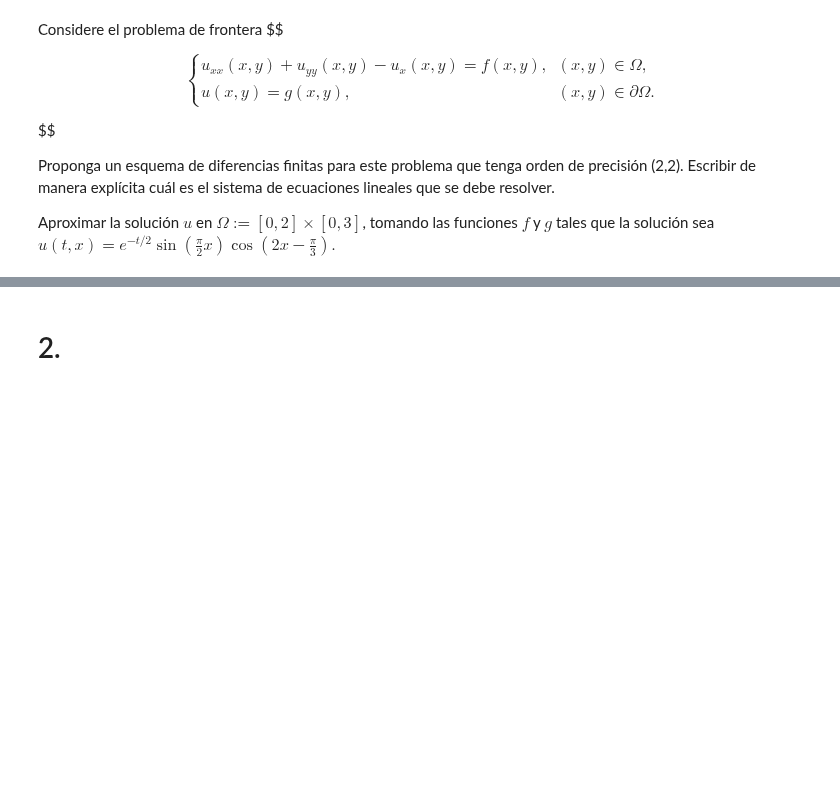
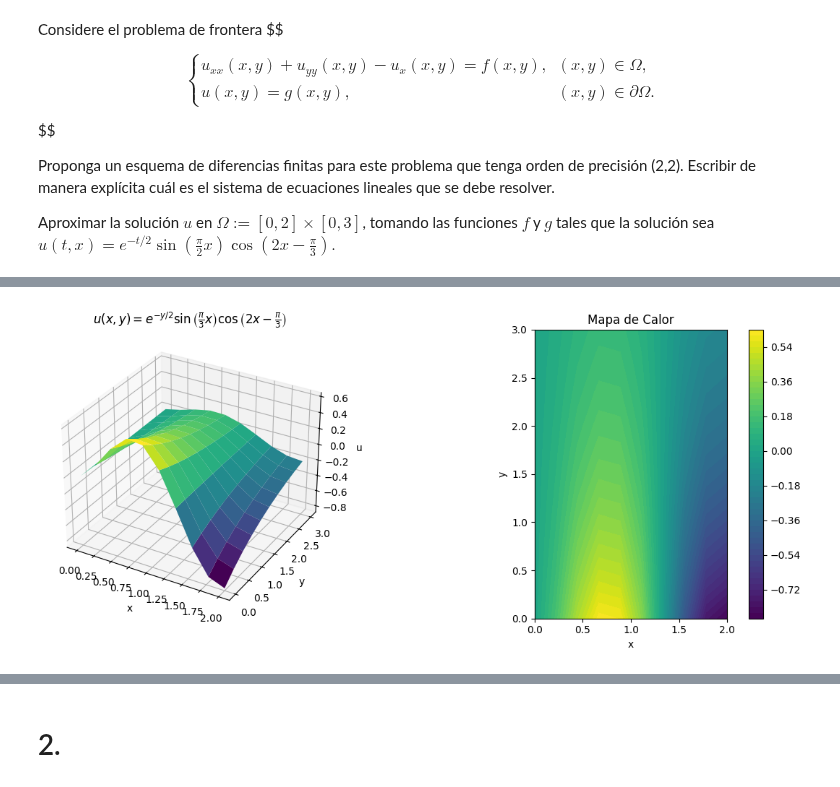
Before and after one commit to SamHuRo/solucion-numerica-de-EDP, a Jupyter notebook: Tareas/Tarea_04/tarea_03-Samuel_Huertas.ipynb, the cells around one changed output, grey strips where cells are left out. Saved outputs shown, nothing was run; the diff lists cells and outputs as text; code cells hidden in the pictures; blank space fills up the shorter version.

```diff
--- a/Tareas/Tarea_04/tarea_03-Samuel_Huertas.ipynb
+++ b/Tareas/Tarea_04/tarea_03-Samuel_Huertas.ipynb
@@ -34,0 +131,37 @@ $
+# %%
+# Definición de la solución exacta
+def u(x, y):
+    return np.exp(-y/2) * np.sin((np.pi/3) * x) * np.cos(2*x - np.pi/3)
+
+# Rango de la gráfica
+x = np.linspace(0, 2, 10)
+y = np.linspace(0, 3, 10)
+X, Y = np.meshgrid(x, y)
+
+# Evaluación
+U = u(X, Y)
+
+# --- Gráfica en 3D ---
+fig = plt.figure(figsize=(12, 5))
+
+ax1 = fig.add_subplot(121, projection='3d')
+ax1.plot_surface(X, Y, U, cmap='viridis')
+
+ax1.set_title(r"$u(x,y)=e^{-y/2}\sin\left(\frac{\pi}{3}x\right)\cos\left(2x-\frac{\pi}{3}\right)$")
+ax1.set_xlabel("x")
+ax1.set_ylabel("y")
+ax1.set_zlabel("u")
+
+# --- Contorno 2D ---
+ax2 = fig.add_subplot(122)
+contour = ax2.contourf(X, Y, U, 50, cmap='viridis')
+ax2.set_xlabel("x")
+ax2.set_ylabel("y")
+ax2.set_title("Mapa de Calor")
+ax2.set_aspect("equal")
+fig.colorbar(contour, ax=ax2)
+
+plt.tight_layout()
+plt.show()
+# %% [output]
+[figure, added]
```
Also changed, not shown: parts of 45 cells of this notebook, 1 other file.
